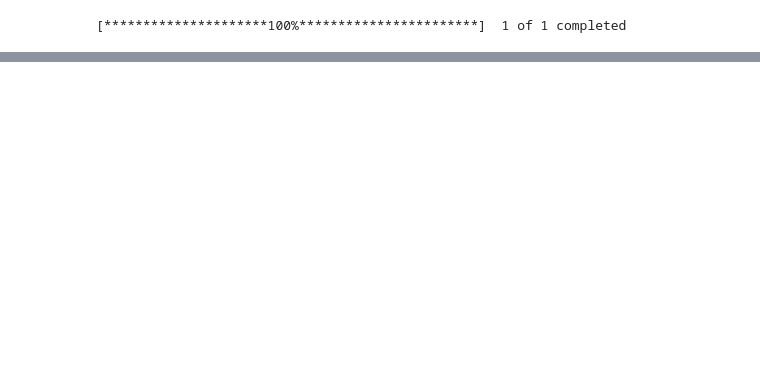
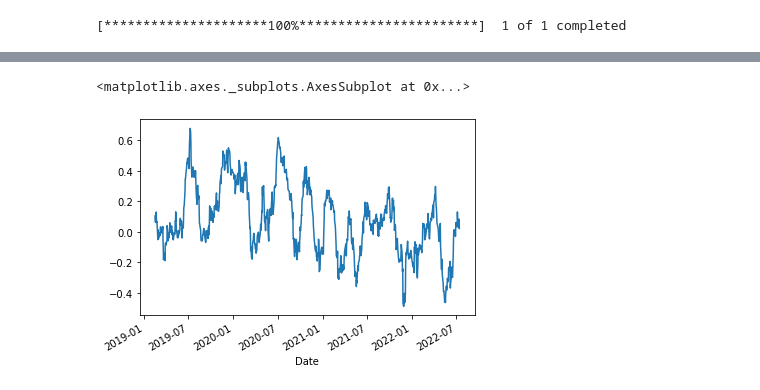
Before and after one commit to victorncg/financas_quantitativas, a Jupyter notebook: Razão_Preço_Média_de_Preço.ipynb, the cells around one changed output, grey strips where cells are left out. Drawn from its saved outputs; the diff is of its cells as text; code cells hidden in the pictures; blank space fills up the shorter version.

```diff
--- a/Razão_Preço_Média_de_Preço.ipynb
+++ b/Razão_Preço_Média_de_Preço.ipynb
@@ -31,3 +40,8 @@ weg['media'] = weg.Close.rolling(30).mean()
+# %%
+weg['razao_ret_vol'].plot()
+# %% [output]
+<matplotlib.axes._subplots.AxesSubplot at 0x...>
+[figure, added]
 # %%
 weg['razao'] = weg['Close']/weg['media']
 # %%
```
Also changed, not shown: parts of 6 cells of this notebook.
